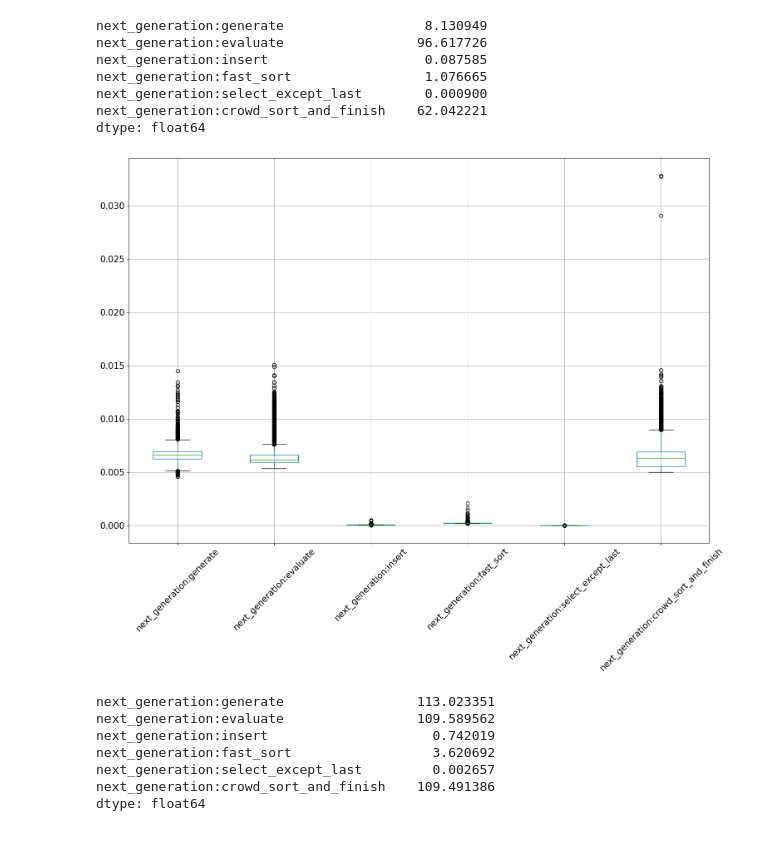
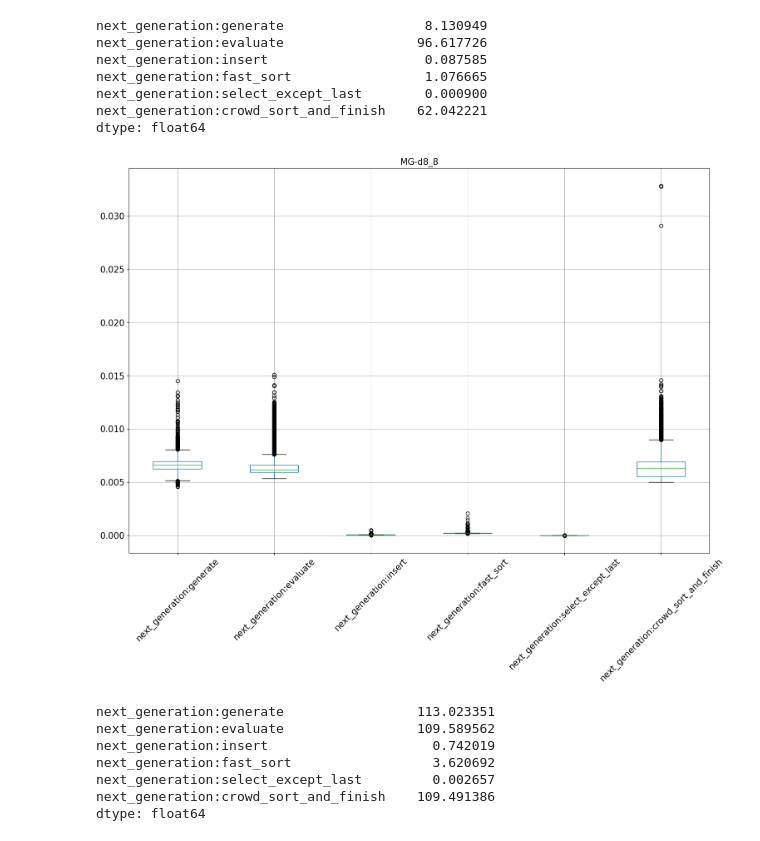
Before and after one commit to seoruosa/mestrado, a Jupyter notebook: roteamento-carretas-da-mamografia/notebooks/nsga-measurement.ipynb, the cells around one changed output. Drawn from its saved outputs; the diff is of its cells as text; code cells hidden in the pictures.

```diff
--- a/roteamento-carretas-da-mamografia/notebooks/nsga-measurement.ipynb
+++ b/roteamento-carretas-da-mamografia/notebooks/nsga-measurement.ipynb
@@ -51,11 +51,12 @@ dtype: float64
 # %%
 filepath = "../project/resultados/nsga_measurements/measurements-20221031161110.txt"
 
 df = read_nsga_measurements(filepath)
 df.boxplot(rot=45, fontsize=15, figsize=(18, 12))
+plt.title("MG-d8_8", fontsize=15)
 plt.show()
 # %% [output]
-[figure, old version]
+[figure, new version]
 # %%
 df.sum()
 # %% [output]
```
Also changed, not shown: 2 other files.
